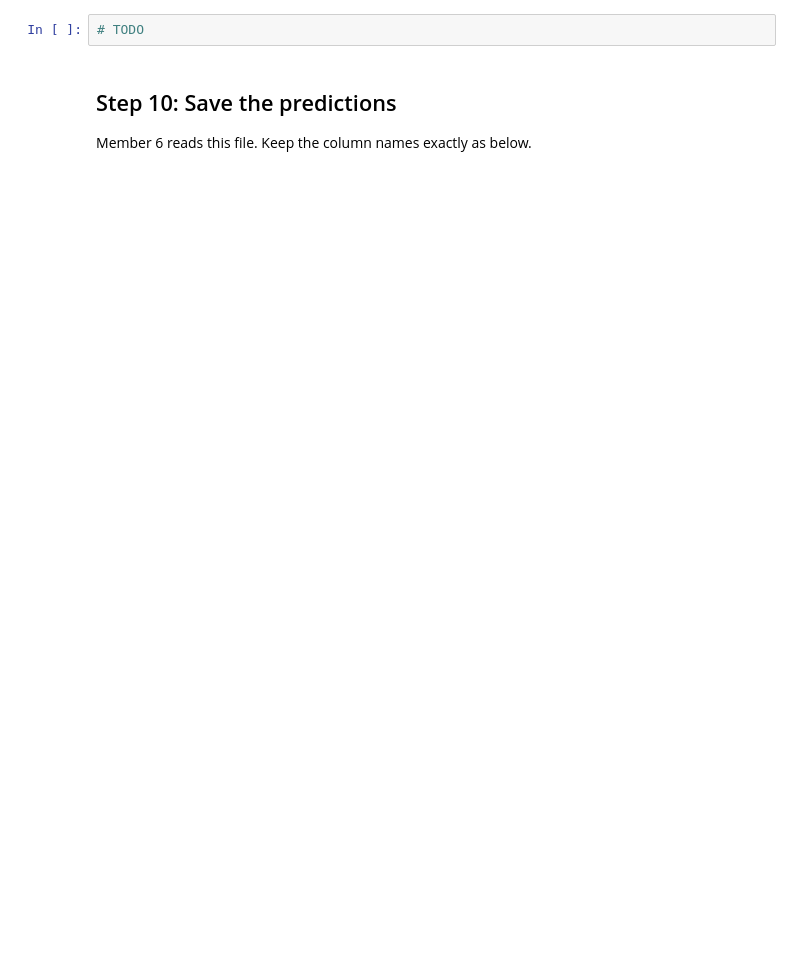
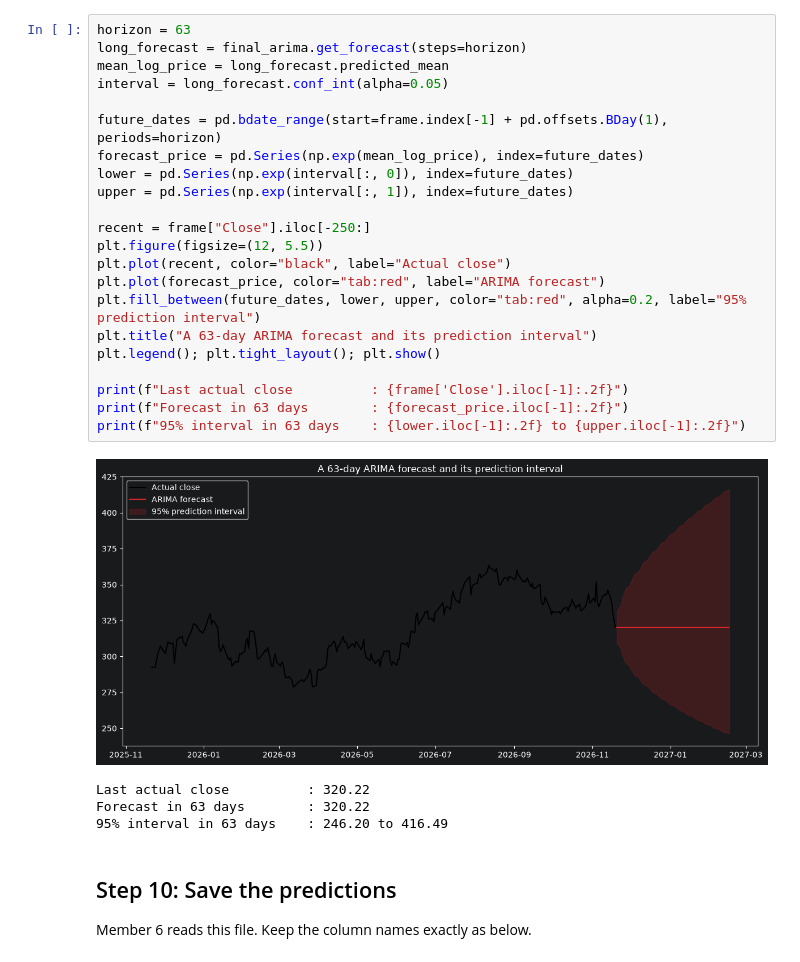
Before and after one commit to Matrixbenny/smm-202604-c2-module7-time-series, a Jupyter notebook: lab_2_classical_models.ipynb, the cells around one changed output. Drawn from its saved outputs; the diff is of its cells as text; blank space fills up the shorter version.

```diff
--- a/lab_2_classical_models.ipynb
+++ b/lab_2_classical_models.ipynb
@@ -143,5 +367,30 @@ Copy Notebook 3, Step 9. Show how the forecast flattens as the horizon grows.
 # %%
-# TODO
+horizon = 63
+long_forecast = final_arima.get_forecast(steps=horizon)
+mean_log_price = long_forecast.predicted_mean
+interval = long_forecast.conf_int(alpha=0.05)
+
+future_dates = pd.bdate_range(start=frame.index[-1] + pd.offsets.BDay(1), periods=horizon)
+forecast_price = pd.Series(np.exp(mean_log_price), index=future_dates)
+lower = pd.Series(np.exp(interval[:, 0]), index=future_dates)
+upper = pd.Series(np.exp(interval[:, 1]), index=future_dates)
+
+recent = frame["Close"].iloc[-250:]
+plt.figure(figsize=(12, 5.5))
+plt.plot(recent, color="black", label="Actual close")
+plt.plot(forecast_price, color="tab:red", label="ARIMA forecast")
+plt.fill_between(future_dates, lower, upper, color="tab:red", alpha=0.2, label="95% prediction interval")
+plt.title("A 63-day ARIMA forecast and its prediction interval")
+plt.legend(); plt.tight_layout(); plt.show()
+
+print(f"Last actual close          : {frame['Close'].iloc[-1]:.2f}")
+print(f"Forecast in 63 days        : {forecast_price.iloc[-1]:.2f}")
+print(f"95% interval in 63 days    : {lower.iloc[-1]:.2f} to {upper.iloc[-1]:.2f}")
+# %% [output]
+[figure, added]
+Last actual close          : 320.22
+Forecast in 63 days        : 320.22
+95% interval in 63 days    : 246.20 to 416.49
 # %% [markdown]
 ## Step 10: Save the predictions
 
```
Also changed, not shown: parts of 33 cells of this notebook, 1 other file.
